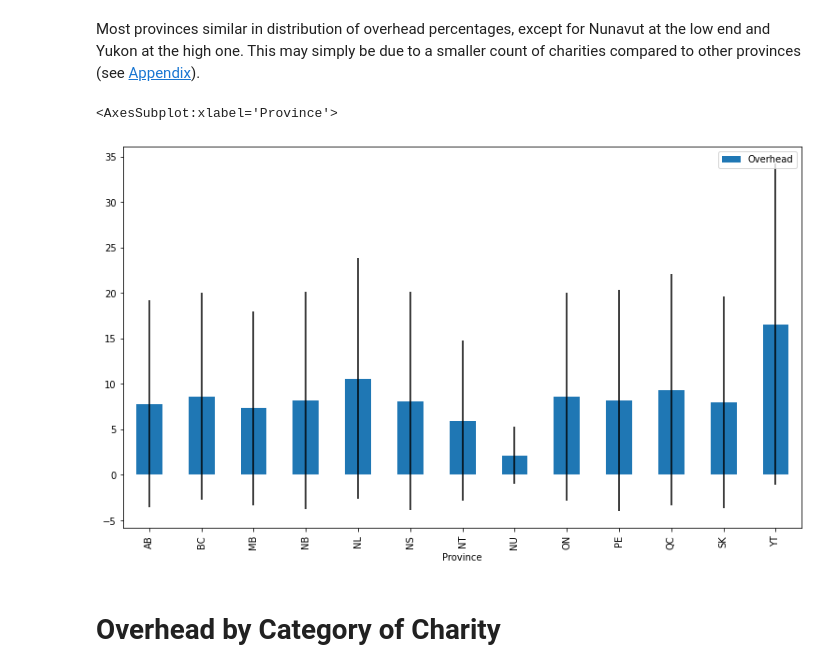
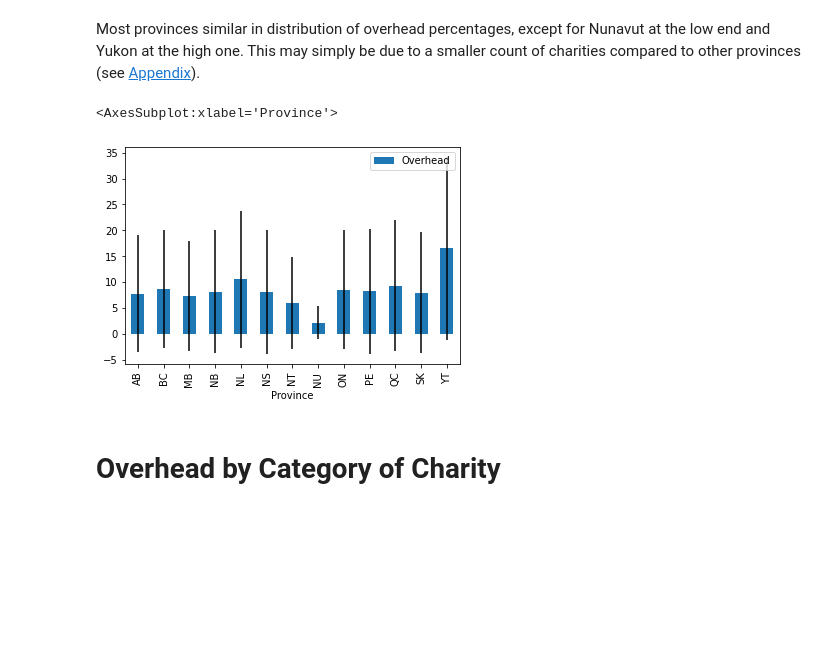
Before and after one commit to carlodghalnin/Canadian_Charity_Overhead_Analysis, a Jupyter notebook: Canada_Charity_Overhead_Analysis.ipynb, the cells around one changed output. Drawn from its saved outputs; the diff is of its cells as text; code cells hidden in the pictures; blank space fills up the shorter version.

```diff
--- a/Canada_Charity_Overhead_Analysis.ipynb
+++ b/Canada_Charity_Overhead_Analysis.ipynb
@@ -190,15 +162,11 @@ Most provinces similar in distribution of overhead percentages, except for Nunav
 # %%
 provinces = df.groupby('Province', as_index=False).median()
 perr = df.groupby('Province')['Overhead'].apply(robust.mad)
 
-provinces.plot.bar(
-    'Province',
-    'Overhead',
-    yerr = perr,
-    figsize=(13,7.5))
+provinces.plot.bar('Province', 'Overhead', yerr = perr)
 # %% [output]
 <AxesSubplot:xlabel='Province'>
-[figure, old version]
+[figure, new version]
 # %% [markdown]
 <h1>Overhead by Category of Charity</h1>
 # %% [markdown]
```
Also changed, not shown: parts of 16 cells of this notebook.
